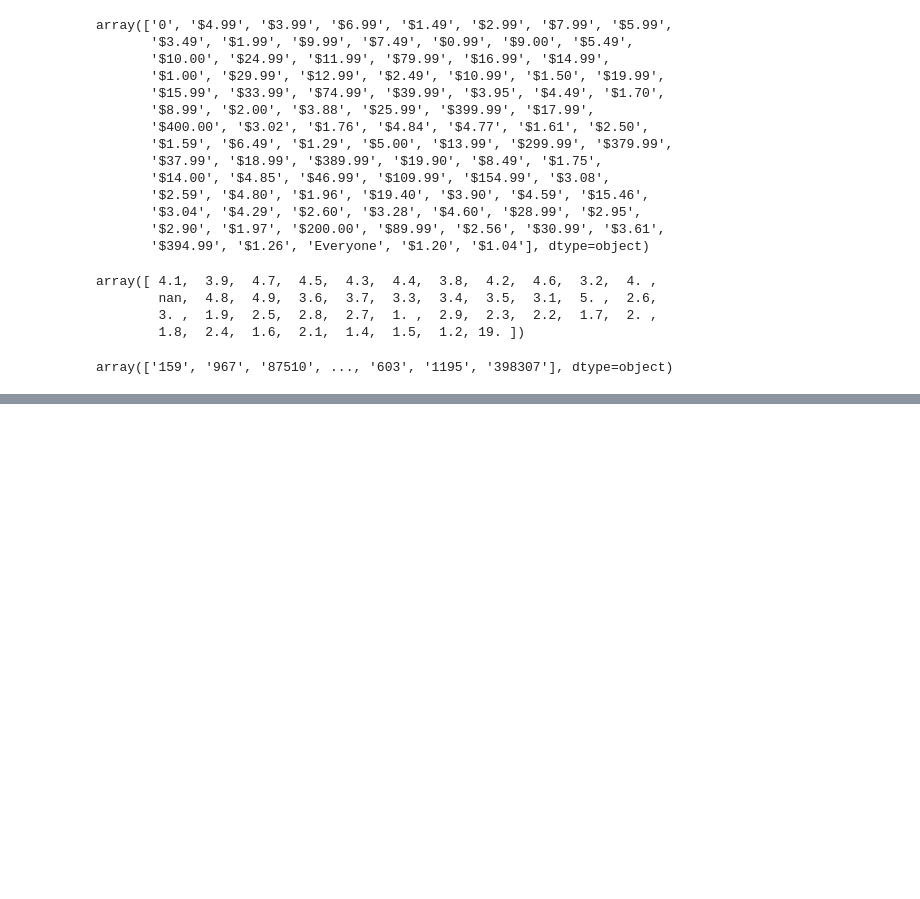
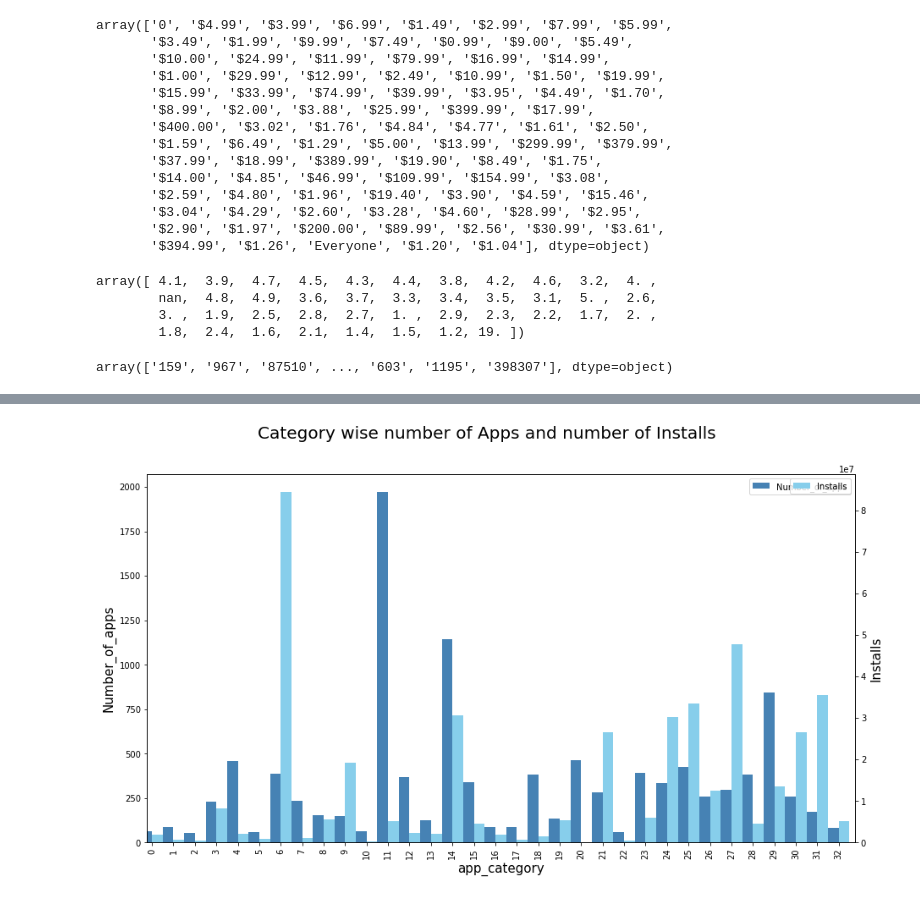
Before and after one commit to saumyadash9/Play-Store-App-Review-Analysis-Capstone-Project, a Jupyter notebook: Saumya_Dash_of_Play_Store_App_Review_Analysis_Capstone_Project.ipynb, the cells around one changed output, grey strips where cells are left out. Drawn from its saved outputs; the diff is of its cells as text; code cells hidden in the pictures; blank space fills up the shorter version.

```diff
--- a/Saumya_Dash_of_Play_Store_App_Review_Analysis_Capstone_Project.ipynb
+++ b/Saumya_Dash_of_Play_Store_App_Review_Analysis_Capstone_Project.ipynb
@@ -331,0 +557,22 @@ array(['Free', 'Paid', nan], dtype=object)
+# %%
+#plotting figure to show the number of apps and number of installs of each category simultaneously to draw insights from it
+fig = plt.figure(figsize =(15,8))
+plt.xlabel('Category of Apps')# Create matplotlib figure
+ax = fig.add_subplot(111)
+ax.set_xlabel('app_category') # Create matplotlib axes
+ax2 = ax.twinx() # Create another axes that shares the same x-axis as ax.
+
+width = 0.5
+
+df_category_value_counts.plot(kind='bar', color='steelblue', ax=ax, width=width, position=1)
+df_category_installs.plot(kind='bar', color='skyblue', ax=ax2, width=width, position=0)
+ax.set_xlabel('app_category',fontsize = 15)
+plt.xticks(rotation=75)
+ax.set_ylabel('Number_of_apps',fontsize = 15)
+ax2.set_ylabel('Installs',fontsize = 15)
+plt.xlabel("app_category")
+# title of the plot
+plt.suptitle("Category wise number of Apps and number of Installs ",fontsize = 20)
+plt.show()
+# %% [output]
+[figure, added]
```
Also changed, not shown: parts of 61 cells of this notebook.
